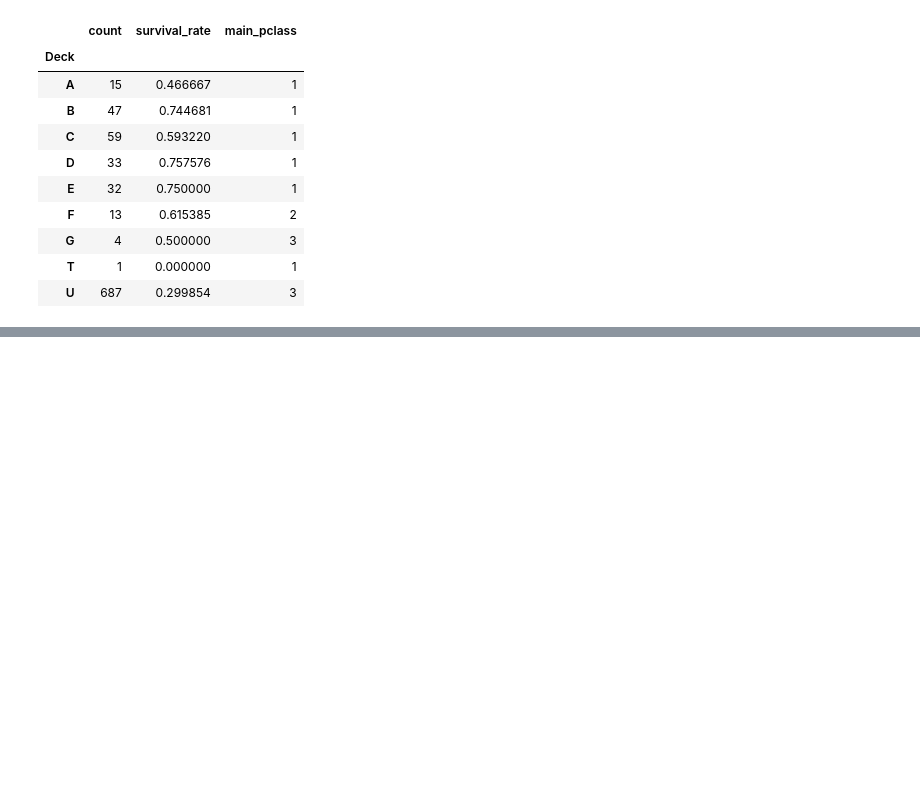
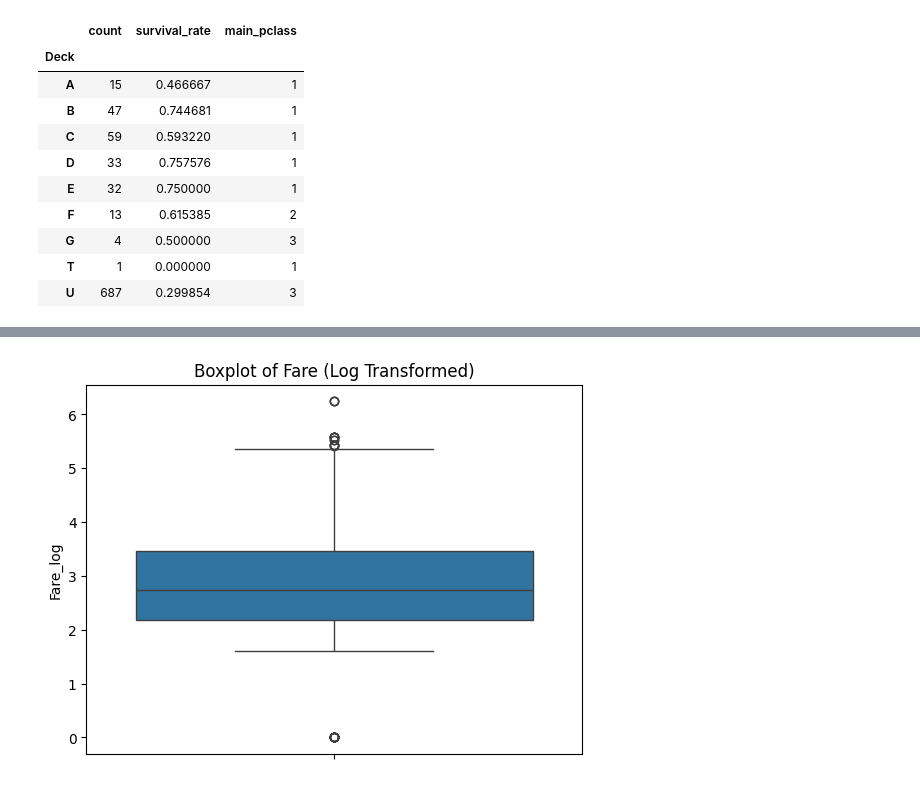
Before and after one commit to k-workproject/data-skills-roadmap, a Jupyter notebook: python-project/titanic_survival_prediction.ipynb, the cells around one changed output, grey strips where cells are left out. Cells and saved outputs as stored; diff of their text form; code cells hidden in the pictures; blank space fills up the shorter version.

```diff
--- a/python-project/titanic_survival_prediction.ipynb
+++ b/python-project/titanic_survival_prediction.ipynb
@@ -219,0 +287,8 @@ train_data.groupby('Deck').agg(
+# %%
+train_data['Fare_log'] = np.log1p(train_data['Fare'])
+# %%
+sns.boxplot(y = train_data['Fare_log'])
+plt.title('Boxplot of Fare (Log Transformed)')
+plt.show()
+# %% [output]
+[figure, added]
```
Also changed, not shown: parts of 38 cells of this notebook.
